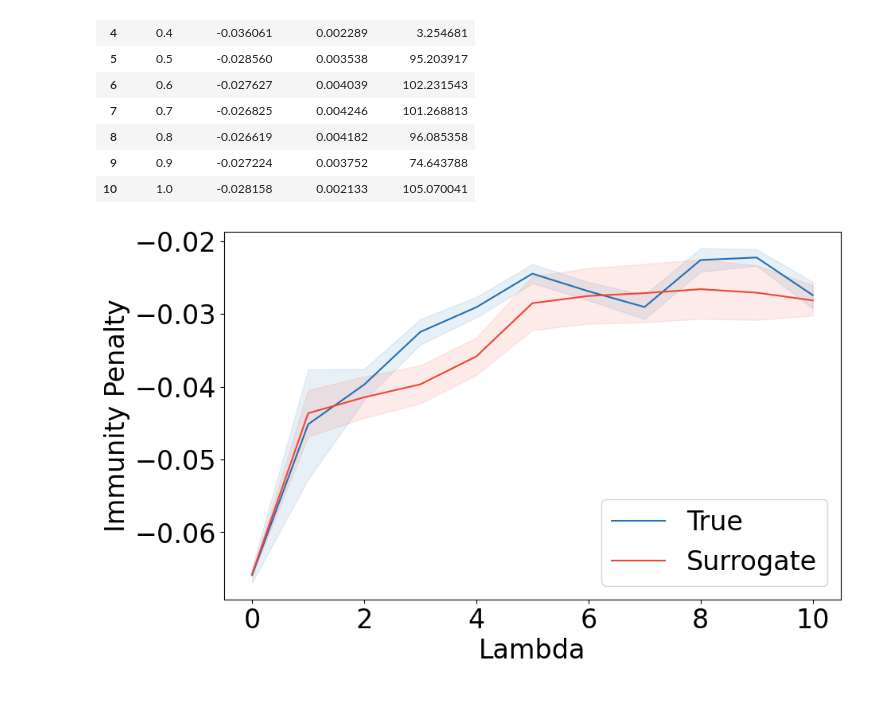
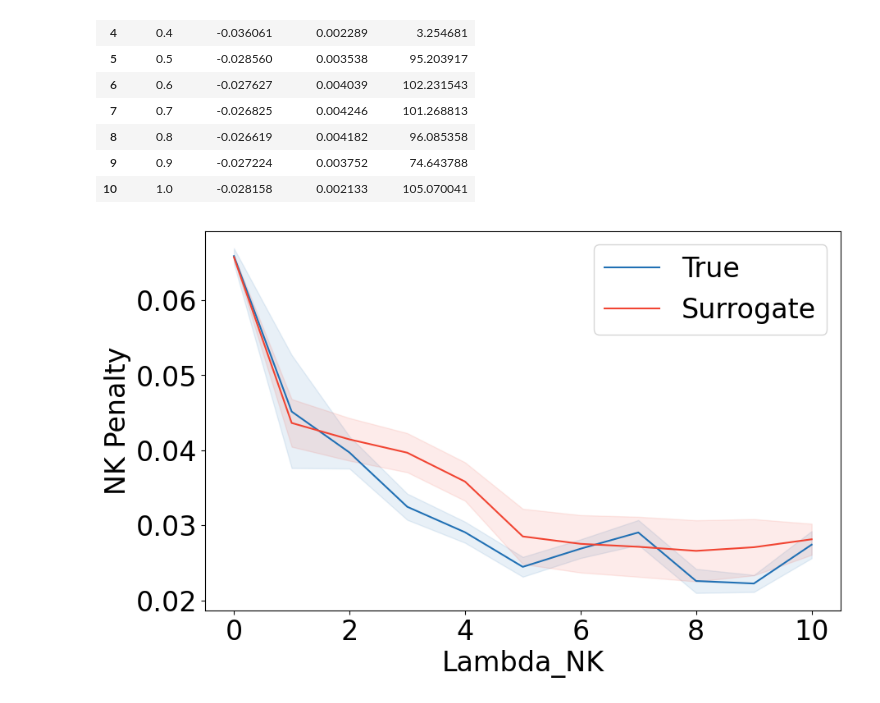
Before and after one commit to harrya32/HTI, a Jupyter notebook: DTR-Bench/results_formatting.ipynb, the cells around one changed output. Saved outputs shown, nothing was run; the diff lists cells and outputs as text; code cells hidden in the pictures.

Commit message:
flipping nk plot

```diff
--- a/DTR-Bench/results_formatting.ipynb
+++ b/DTR-Bench/results_formatting.ipynb
@@ -284,23 +284,23 @@ ours
 # %%
 #plot true and ours avg penalty, with std devs
 #uuse blues colourmap for true, reds for surrogate
 lambdas = [0, 1, 2, 3, 4, 5, 6, 7, 8, 9, 10]
 #make text bigger
 
 plt.rcParams.update({'font.size': 24})
 
 true_col = plt.get_cmap('Blues')(0.75)
 surrogate_col = plt.get_cmap('Reds')(0.6)
 
 plt.figure(figsize=(10, 6))
-plt.plot(lambdas, true['Average Penalty'], label='True', color=true_col)
-plt.plot(lambdas, avg_penalty_ours, label='Surrogate', color=surrogate_col)
+plt.plot(lambdas, -true['Average Penalty'], label='True', color=true_col)
+plt.plot(lambdas, -avg_penalty_ours, label='Surrogate', color=surrogate_col)
 
-plt.fill_between(lambdas, true['Average Penalty'] - true['Standard Deviation'], true['Average Penalty'] + true['Standard Deviation'], color=true_col, alpha=0.1)
-plt.fill_between(lambdas, avg_penalty_ours - avg_std_devs_ours, avg_penalty_ours + avg_std_devs_ours, color=surrogate_col, alpha=0.1)
-plt.xlabel('Lambda')
-plt.ylabel('Immunity Penalty')
+plt.fill_between(lambdas, -true['Average Penalty'] - true['Standard Deviation'], -true['Average Penalty'] + true['Standard Deviation'], color=true_col, alpha=0.1)
+plt.fill_between(lambdas, -avg_penalty_ours - avg_std_devs_ours, -avg_penalty_ours + avg_std_devs_ours, color=surrogate_col, alpha=0.1)
+plt.xlabel('Lambda_NK')
+plt.ylabel('NK Penalty')
 plt.legend()
 plt.savefig('nk_penalty.pdf', bbox_inches='tight', pad_inches=0.1)
 # %% [output]
-[figure, old version]
+[figure, new version]
```
Also changed, not shown: 1 other file.
